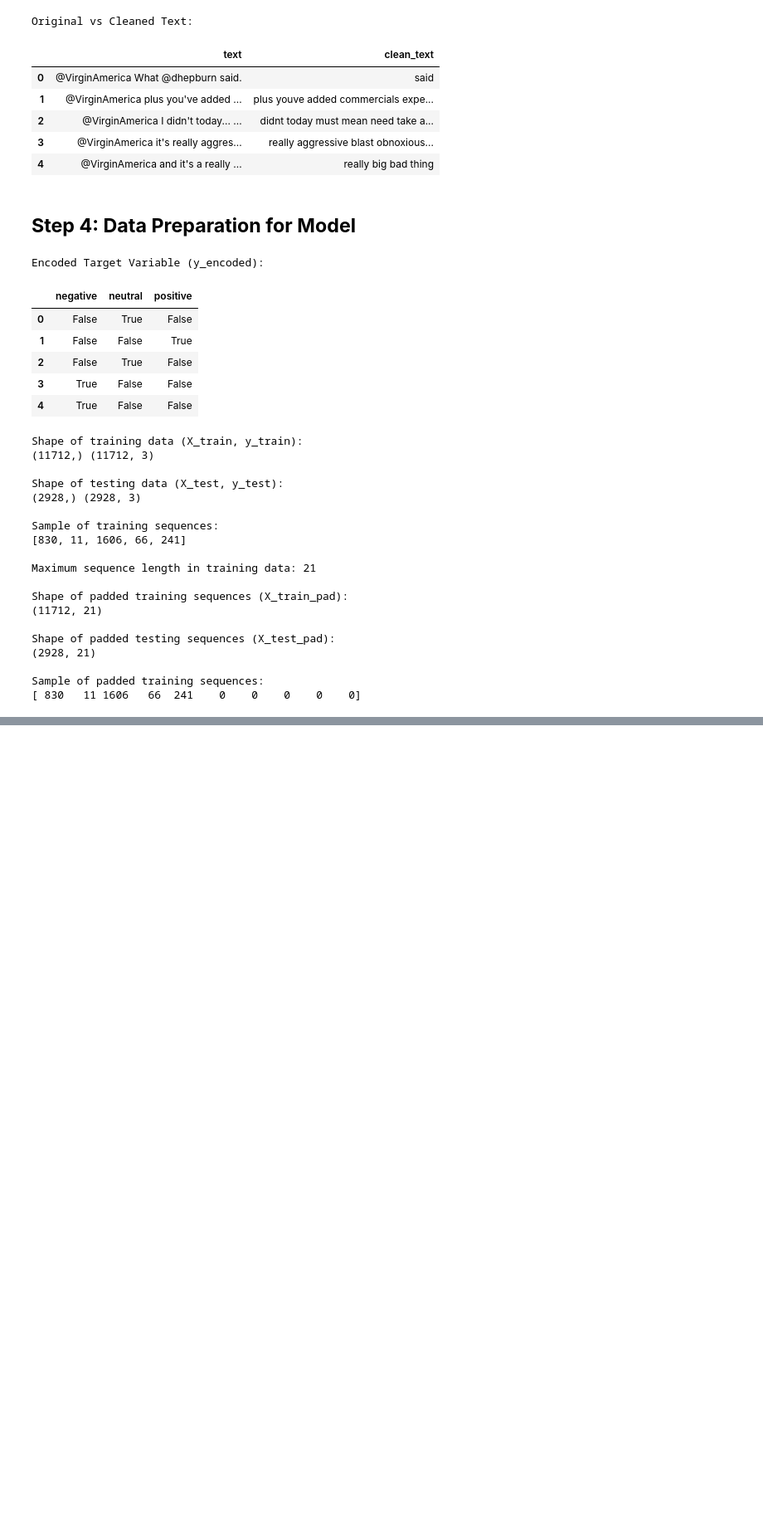
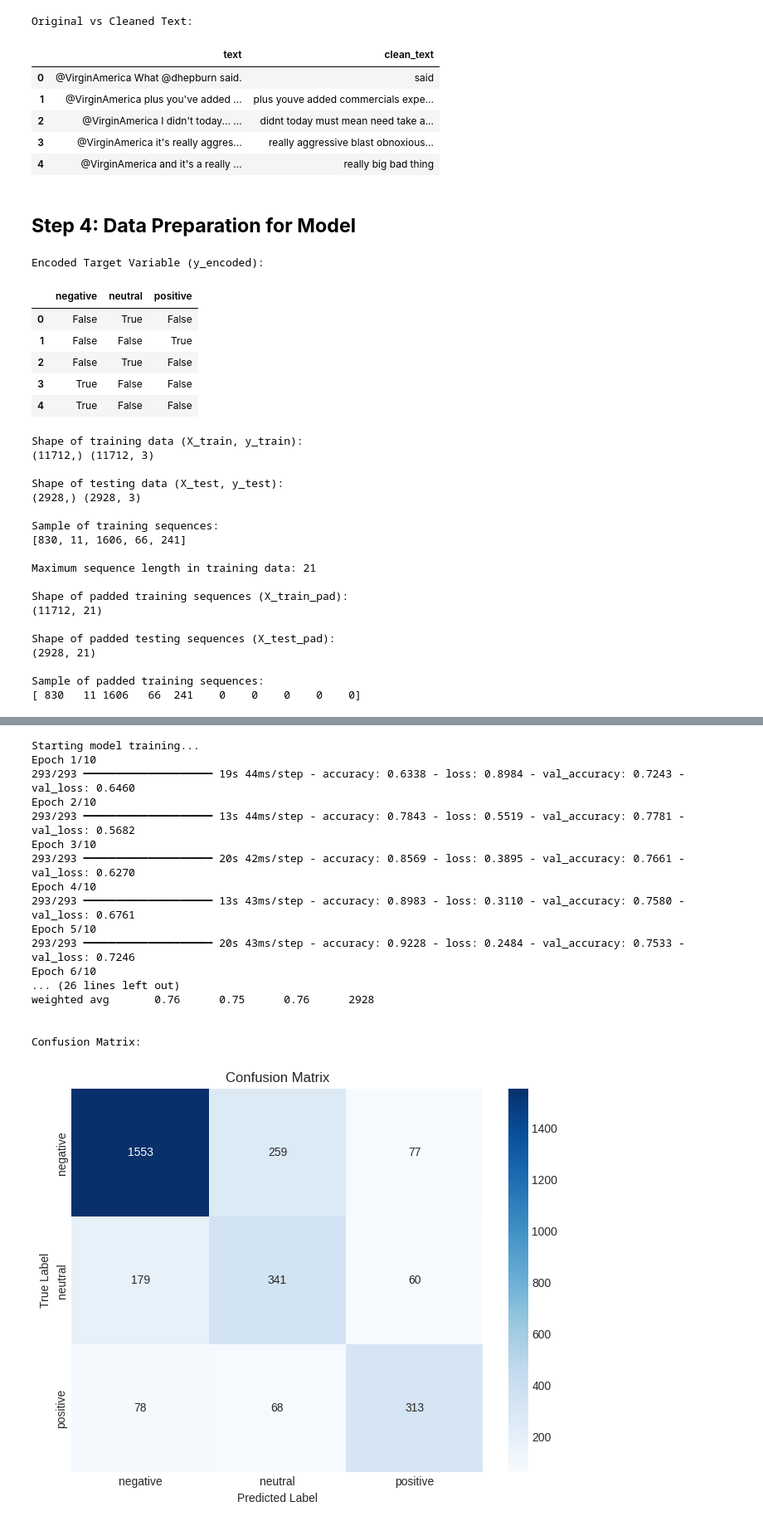
Before and after one commit to LatiefDataVisionary/airline-sentiment-nlp-capstone, a Jupyter notebook: notebooks/notebook.ipynb, the cells around one changed output, grey strips where cells are left out. Shown: that part at 83% size. Drawn from its saved outputs; the diff is of its cells as text; code cells hidden in the pictures; blank space fills up the shorter version.

```diff
--- a/notebooks/notebook.ipynb
+++ b/notebooks/notebook.ipynb
@@ -356,0 +359,20 @@ Sample of padded training sequences:
+# %%
+# Model Parameters
+vocab_size = num_words  # Use the number of words from the tokenizer
+embedding_dim = 100
+max_length = maxlen # Use the maxlen from padding
+
+# Model Architecture
+model = keras.Sequential([
+    Embedding(input_dim=vocab_size, output_dim=embedding_dim, input_length=max_length),
+    LSTM(64, dropout=0.2, recurrent_dropout=0.2),
+    Dropout(0.5),
+    Dense(3, activation='softmax') # 3 units for positive, neutral, negative sentiments
+])
+
+# Compile Model
+model.compile(loss='categorical_crossentropy', optimizer='adam', metrics=['accuracy'])
+
+# Model Summary
+print("Model Architecture Summary:")
+model.summary()
@@ -356,0 +403,57 @@ Sample of padded training sequences:
+# %%
+# Model Training
+epochs = 10  # You can adjust the number of epochs
+batch_size = 32 # You can adjust the batch size
+
+print("Starting model training...")
+history = model.fit(X_train_pad, y_train,
+                    epochs=epochs,
+                    batch_size=batch_size,
+                    validation_split=0.2, # Use a validation split from the training data
+                    verbose=1)
+print("Model training finished.")
+
+# Model Evaluation
+print("\nEvaluating model on the test set...")
+loss, accuracy = model.evaluate(X_test_pad, y_test, verbose=0)
+
+print(f"\nTest Loss: {loss:.4f}")
+print(f"Test Accuracy: {accuracy:.4f}")
+
+# Generate predictions
+y_pred_probs = model.predict(X_test_pad)
+y_pred = np.argmax(y_pred_probs, axis=1)
+y_test_labels = np.argmax(y_test.values, axis=1) # Convert one-hot encoded test labels back
+
+# Display Classification Report
+print("\nClassification Report:")
+print(classification_report(y_test_labels, y_pred, target_names=y_encoded.columns))
+
+# Display Confusion Matrix
+print("\nConfusion Matrix:")
+cm = confusion_matrix(y_test_labels, y_pred)
+plt.figure(figsize=(8, 6))
+sns.heatmap(cm, annot=True, fmt='d', cmap='Blues', xticklabels=y_encoded.columns, yticklabels=y_encoded.columns)
+plt.xlabel('Predicted Label')
+plt.ylabel('True Label')
+plt.title('Confusion Matrix')
+plt.show()
+# %% [output]
+Starting model training...
+Epoch 1/10
+293/293 ━━━━━━━━━━━━━━━━━━━━ 19s 44ms/step - accuracy: 0.6338 - loss: 0.8984 - val_accuracy: 0.7243 - val_loss: 0.6460
+Epoch 2/10
+293/293 ━━━━━━━━━━━━━━━━━━━━ 13s 44ms/step - accuracy: 0.7843 - loss: 0.5519 - val_accuracy: 0.7781 - val_loss: 0.5682
+Epoch 3/10
+293/293 ━━━━━━━━━━━━━━━━━━━━ 20s 42ms/step - accuracy: 0.8569 - loss: 0.3895 - val_accuracy: 0.7661 - val_loss: 0.6270
+Epoch 4/10
+293/293 ━━━━━━━━━━━━━━━━━━━━ 13s 43ms/step - accuracy: 0.8983 - loss: 0.3110 - val_accuracy: 0.7580 - val_loss: 0.6761
+Epoch 5/10
+293/293 ━━━━━━━━━━━━━━━━━━━━ 20s 43ms/step - accuracy: 0.9228 - loss: 0.2484 - val_accuracy: 0.7533 - val_loss: 0.7246
+Epoch 6/10
+... (26 lines left out)
+weighted avg       0.76      0.75      0.76      2928
+
+
+Confusion Matrix:
+[figure, added]
```
Also changed, not shown: parts of 14 cells of this notebook.
